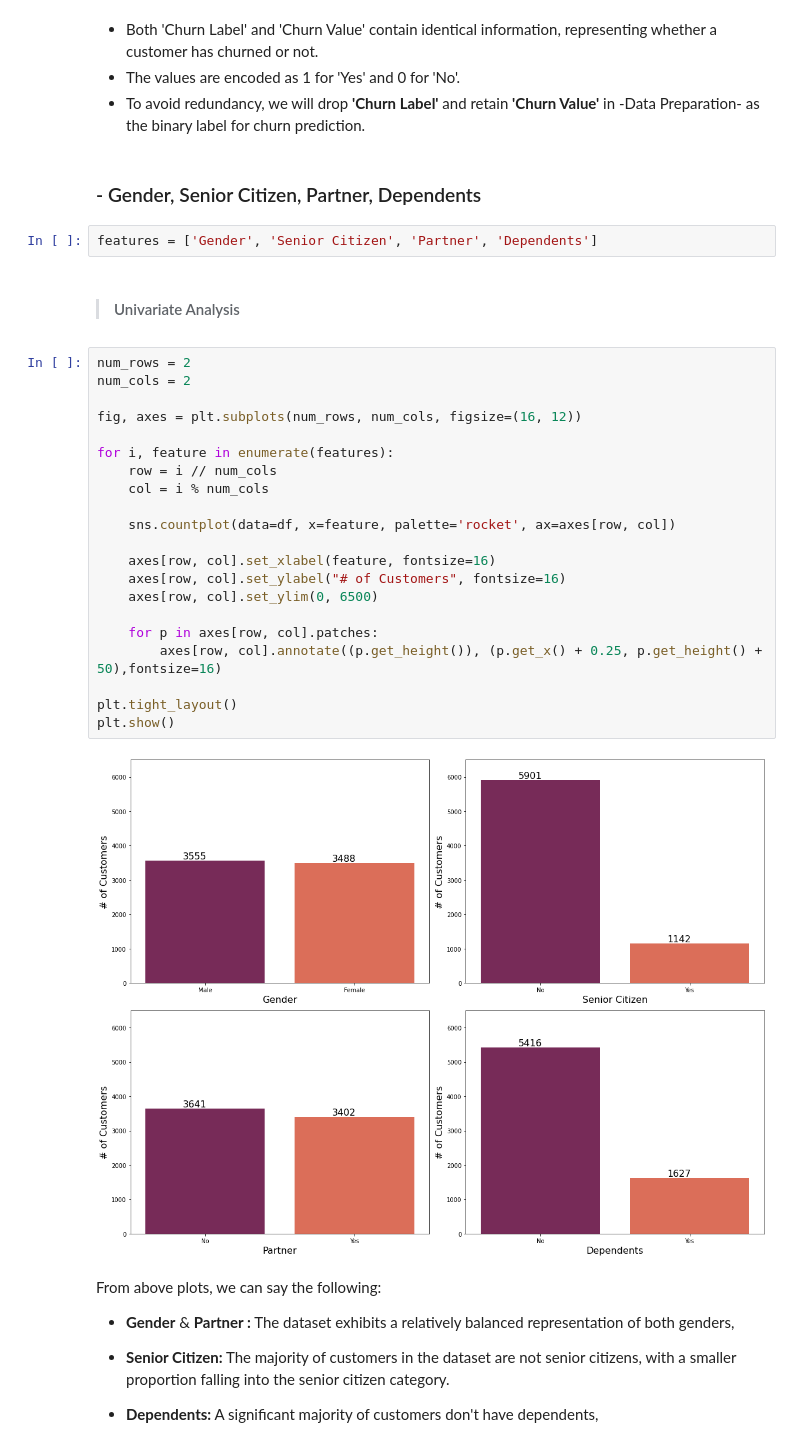
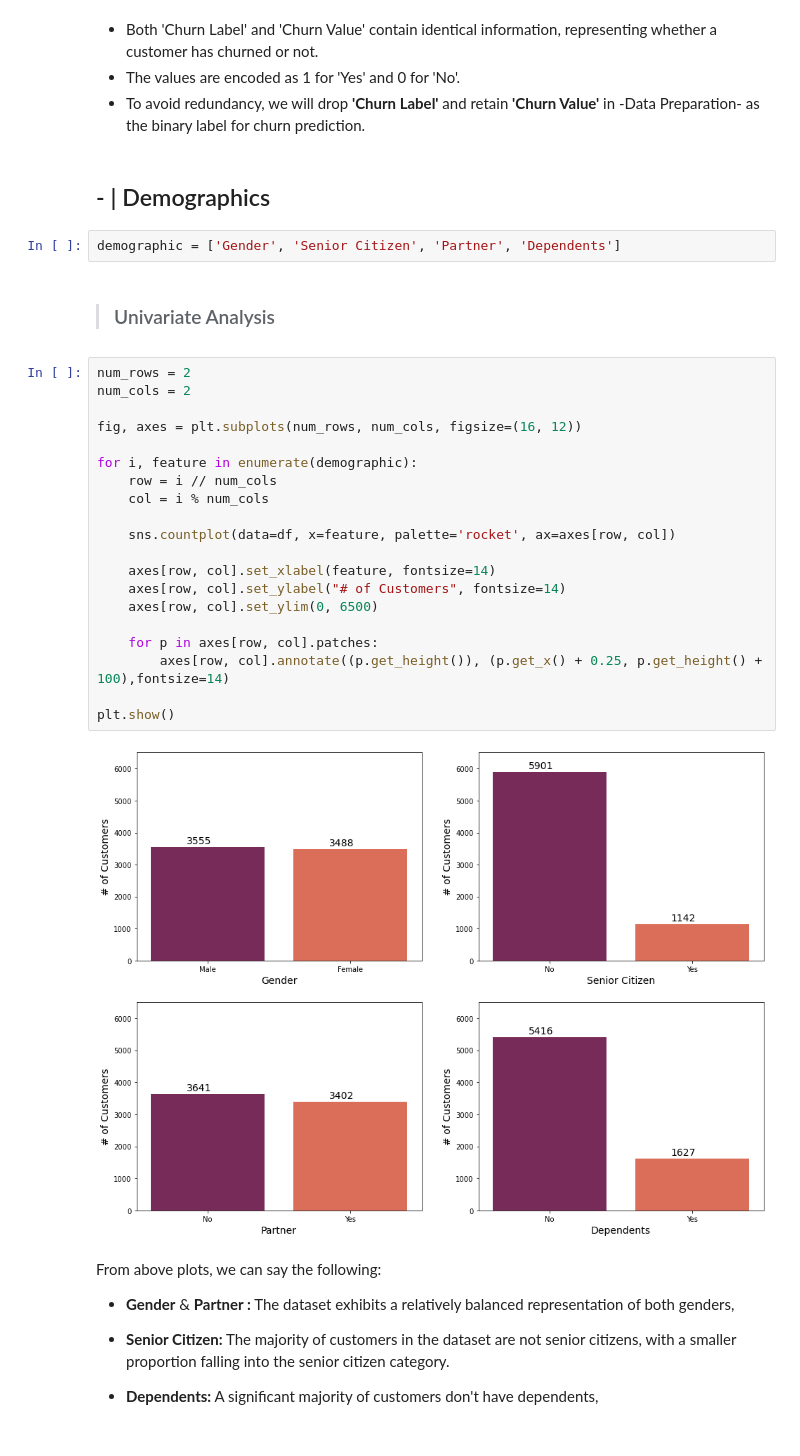
Before and after one commit to yosra-Mahjoub/Customer-Churn-Prediction-in-Telecom, a Jupyter notebook: Customer Churn Prediction.ipynb, the cells around one changed output. Saved outputs shown, nothing was run; the diff lists cells and outputs as text.

```diff
--- a/Customer Churn Prediction.ipynb
+++ b/Customer Churn Prediction.ipynb
@@ -165,35 +186,34 @@ df[['Churn Label','Churn Value']].duplicated(keep=False).sum()
 - Both 'Churn Label' and 'Churn Value' contain identical information, representing whether a customer has churned or not.
 - The values are encoded as 1 for 'Yes' and 0 for 'No'.
 - To avoid redundancy, we will drop **'Churn Label'** and retain **'Churn Value'** in -Data Preparation- as the binary label for churn prediction.
-# %% [markdown]
-### - Gender, Senior Citizen, Partner, Dependents
+# %% [markdown]
+## -  | Demographics
 # %%
-features = ['Gender', 'Senior Citizen', 'Partner', 'Dependents']
+demographic = ['Gender', 'Senior Citizen', 'Partner', 'Dependents']
 # %% [markdown]
-> #### Univariate Analysis
+> ### Univariate Analysis
 # %%
 num_rows = 2
 num_cols = 2
 
 fig, axes = plt.subplots(num_rows, num_cols, figsize=(16, 12))
 
-for i, feature in enumerate(features):
+for i, feature in enumerate(demographic):
     row = i // num_cols
     col = i % num_cols
 
     sns.countplot(data=df, x=feature, palette='rocket', ax=axes[row, col])
 
-    axes[row, col].set_xlabel(feature, fontsize=16)
-    axes[row, col].set_ylabel("# of Customers", fontsize=16)
+    axes[row, col].set_xlabel(feature, fontsize=14)
+    axes[row, col].set_ylabel("# of Customers", fontsize=14)
     axes[row, col].set_ylim(0, 6500)
 
     for p in axes[row, col].patches:
-        axes[row, col].annotate((p.get_height()), (p.get_x() + 0.25, p.get_height() + 50),fontsize=16)
+        axes[row, col].annotate((p.get_height()), (p.get_x() + 0.25, p.get_height() + 100),fontsize=14)
 
-plt.tight_layout()
 plt.show()
 # %% [output]
-[figure, old version]
+[figure, new version]
 # %% [markdown]
 From above plots, we can say the following:
 
```
Also changed, not shown: parts of 54 cells of this notebook.
